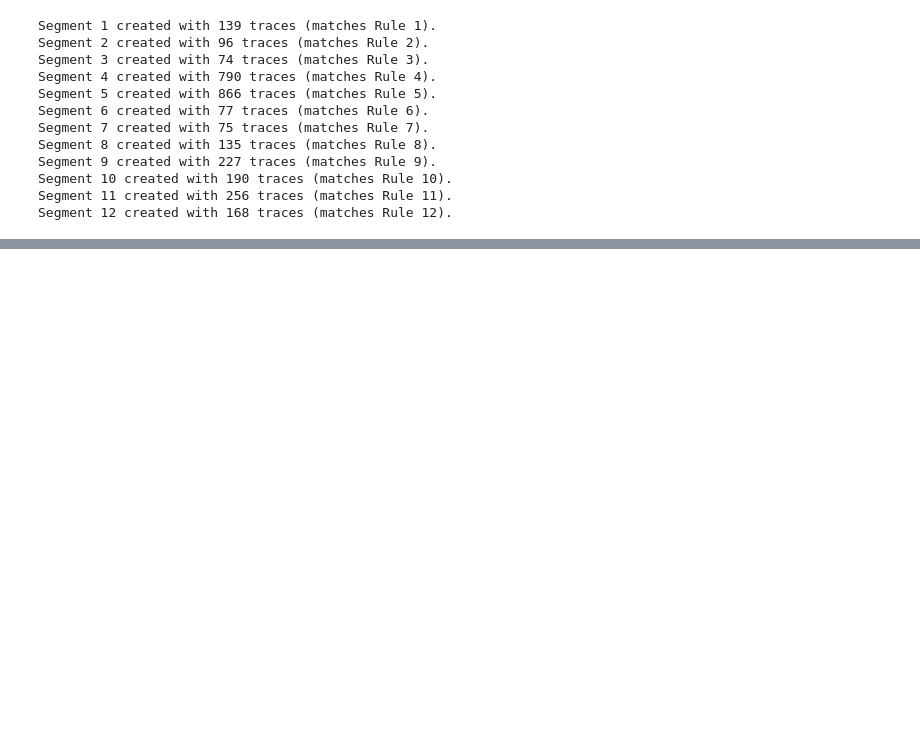
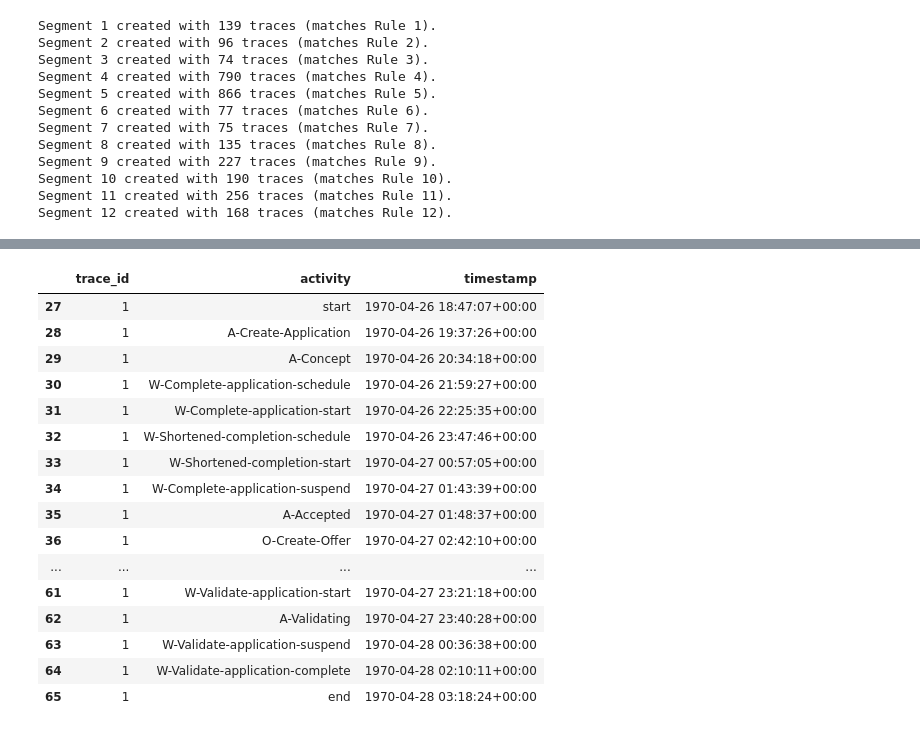
Before and after one commit to MarijnvanHouwelingen/Process_Mining, a Jupyter notebook: Deviation_anal.ipynb, the cells around one changed output, grey strips where cells are left out. Cells and saved outputs as stored; diff of their text form; code cells hidden in the pictures; blank space fills up the shorter version.

```diff
--- a/Deviation_anal.ipynb
+++ b/Deviation_anal.ipynb
@@ -336,0 +452,20 @@ Segment 12 created with 168 traces (matches Rule 12).
+# %%
+synth_log_df_adjusted[synth_log_df_adjusted['trace_id'] == '1']
+# %% [output]
+|  | trace_id | activity | timestamp |
+| 27 | 1 | start | 1970-04-26 18:47:07+00:00 |
+| 28 | 1 | A-Create-Application | 1970-04-26 19:37:26+00:00 |
+| 29 | 1 | A-Concept | 1970-04-26 20:34:18+00:00 |
+| 30 | 1 | W-Complete-application-schedule | 1970-04-26 21:59:27+00:00 |
+| 31 | 1 | W-Complete-application-start | 1970-04-26 22:25:35+00:00 |
+| 32 | 1 | W-Shortened-completion-schedule | 1970-04-26 23:47:46+00:00 |
+| 33 | 1 | W-Shortened-completion-start | 1970-04-27 00:57:05+00:00 |
+| 34 | 1 | W-Complete-application-suspend | 1970-04-27 01:43:39+00:00 |
+| 35 | 1 | A-Accepted | 1970-04-27 01:48:37+00:00 |
+| 36 | 1 | O-Create-Offer | 1970-04-27 02:42:10+00:00 |
+| ... | ... | ... | ... |
+| 61 | 1 | W-Validate-application-start | 1970-04-27 23:21:18+00:00 |
+| 62 | 1 | A-Validating | 1970-04-27 23:40:28+00:00 |
+| 63 | 1 | W-Validate-application-suspend | 1970-04-28 00:36:38+00:00 |
+| 64 | 1 | W-Validate-application-complete | 1970-04-28 02:10:11+00:00 |
+| 65 | 1 | end | 1970-04-28 03:18:24+00:00 |
```
Also changed, not shown: parts of 27 cells of this notebook.
